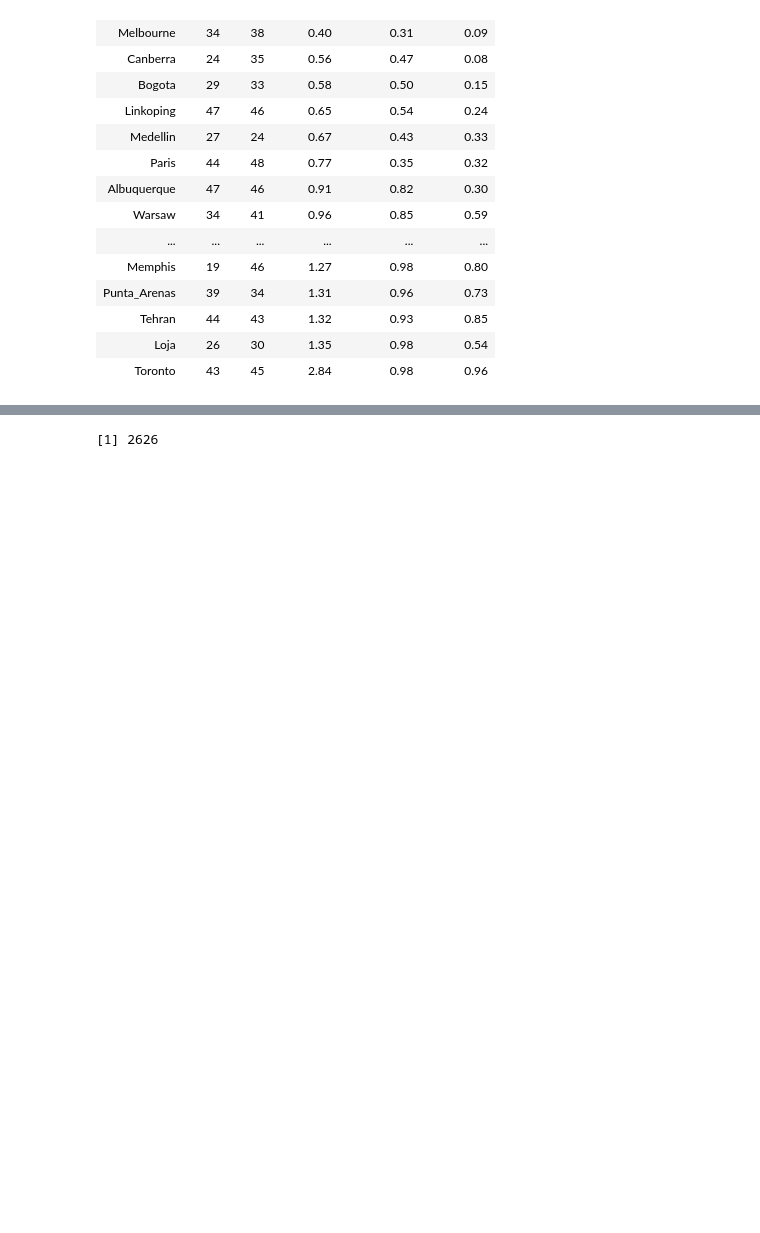
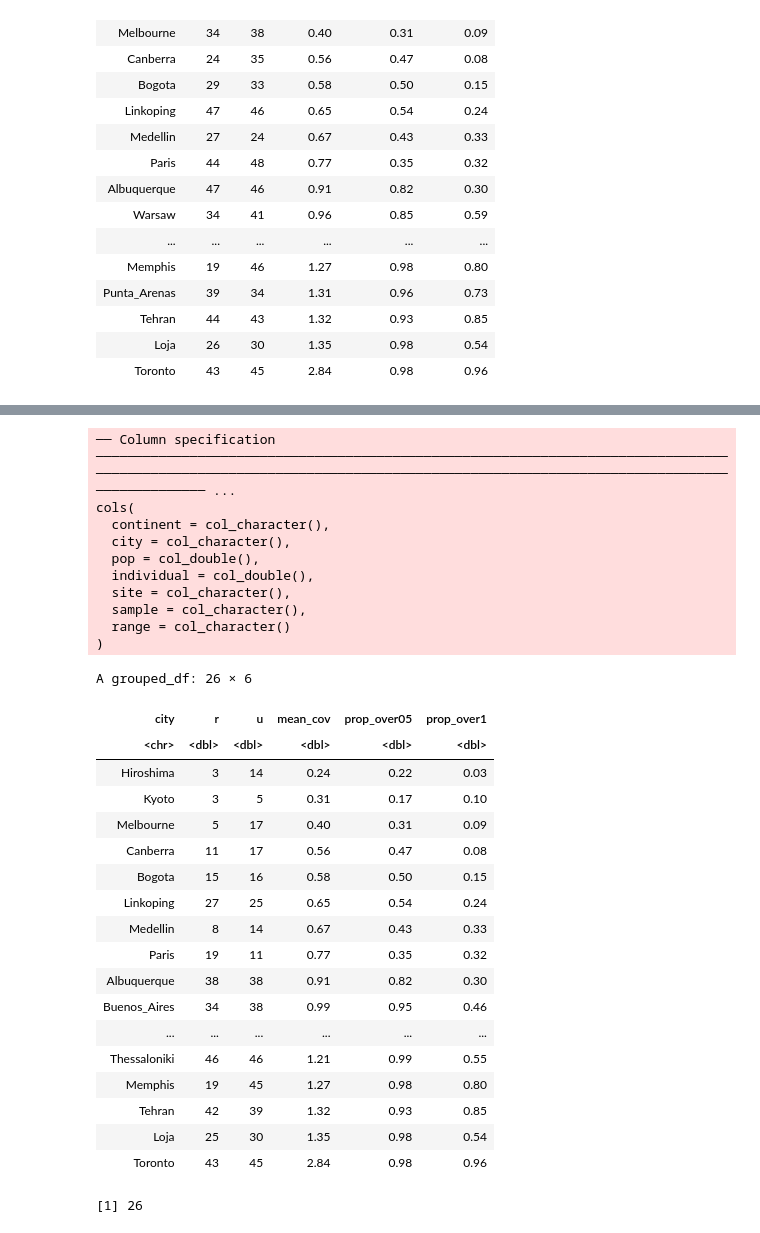
Before and after one commit to James-S-Santangelo/glue_dnaSeqQC, a Jupyter notebook: notebooks/glue_allSamples_QC.r.ipynb, the cells around one changed output, grey strips where cells are left out. Saved outputs shown, nothing was run; the diff lists cells and outputs as text; code cells hidden in the pictures; blank space fills up the shorter version.

```diff
--- a/notebooks/glue_allSamples_QC.r.ipynb
+++ b/notebooks/glue_allSamples_QC.r.ipynb
@@ -222,4 +275,42 @@ A grouped_df: 31 × 6
+# %%
+glue_pc_cities <- read_delim('/home/santang3/low1_sampleSheet.txt', delim = '\t') %>%
+    dplyr::select(city) %>%
+    distinct() %>%
+    pull()
+glue_pc_summary_26cities <- glue_pc_summary_over05 %>%
+    filter(city %in% glue_pc_cities)
+glue_pc_summary_26cities
+# %% [output]
+── Column specification ──────────────────────────────────────────────────────────────────────────────────────────────────────────────────────────────────────────────────────────────────────────────── ...
+cols(
+  continent = col_character(),
+  city = col_character(),
+  pop = col_double(),
+  individual = col_double(),
+  site = col_character(),
+  sample = col_character(),
+  range = col_character()
+)
+A grouped_df: 26 × 6
+| city | r | u | mean_cov | prop_over05 | prop_over1 |
+| <chr> | <dbl> | <dbl> | <dbl> | <dbl> | <dbl> |
+| Hiroshima | 3 | 14 | 0.24 | 0.22 | 0.03 |
+| Kyoto | 3 | 5 | 0.31 | 0.17 | 0.10 |
+| Melbourne | 5 | 17 | 0.40 | 0.31 | 0.09 |
+| Canberra | 11 | 17 | 0.56 | 0.47 | 0.08 |
+| Bogota | 15 | 16 | 0.58 | 0.50 | 0.15 |
+| Linkoping | 27 | 25 | 0.65 | 0.54 | 0.24 |
+| Medellin | 8 | 14 | 0.67 | 0.43 | 0.33 |
+| Paris | 19 | 11 | 0.77 | 0.35 | 0.32 |
+| Albuquerque | 38 | 38 | 0.91 | 0.82 | 0.30 |
+| Buenos_Aires | 34 | 38 | 0.99 | 0.95 | 0.46 |
+| ... | ... | ... | ... | ... | ... |
+| Thessaloniki | 46 | 46 | 1.21 | 0.99 | 0.55 |
+| Memphis | 19 | 45 | 1.27 | 0.98 | 0.80 |
+| Tehran | 42 | 39 | 1.32 | 0.93 | 0.85 |
+| Loja | 25 | 30 | 1.35 | 0.98 | 0.54 |
+| Toronto | 43 | 45 | 2.84 | 0.98 | 0.96 |
 # %%
-nrow(allData )
+nrow(glue_pc_summary_26cities)
 # %% [output]
-[1] 2626
+[1] 26
```
Also changed, not shown: parts of 6 cells of this notebook.
